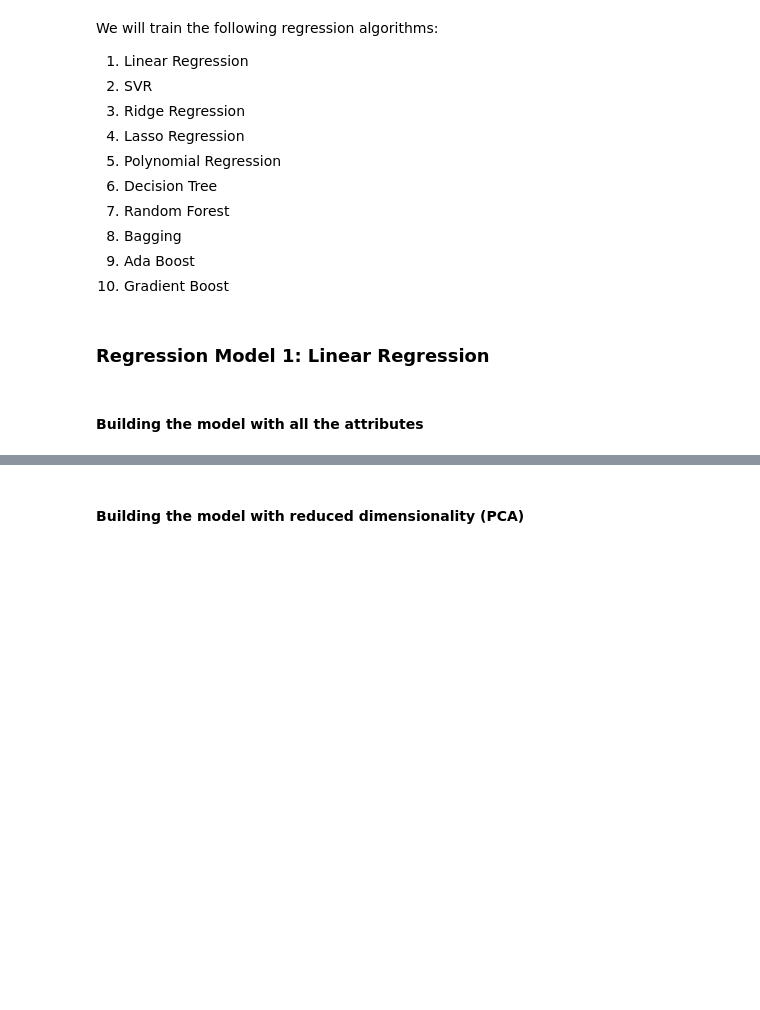
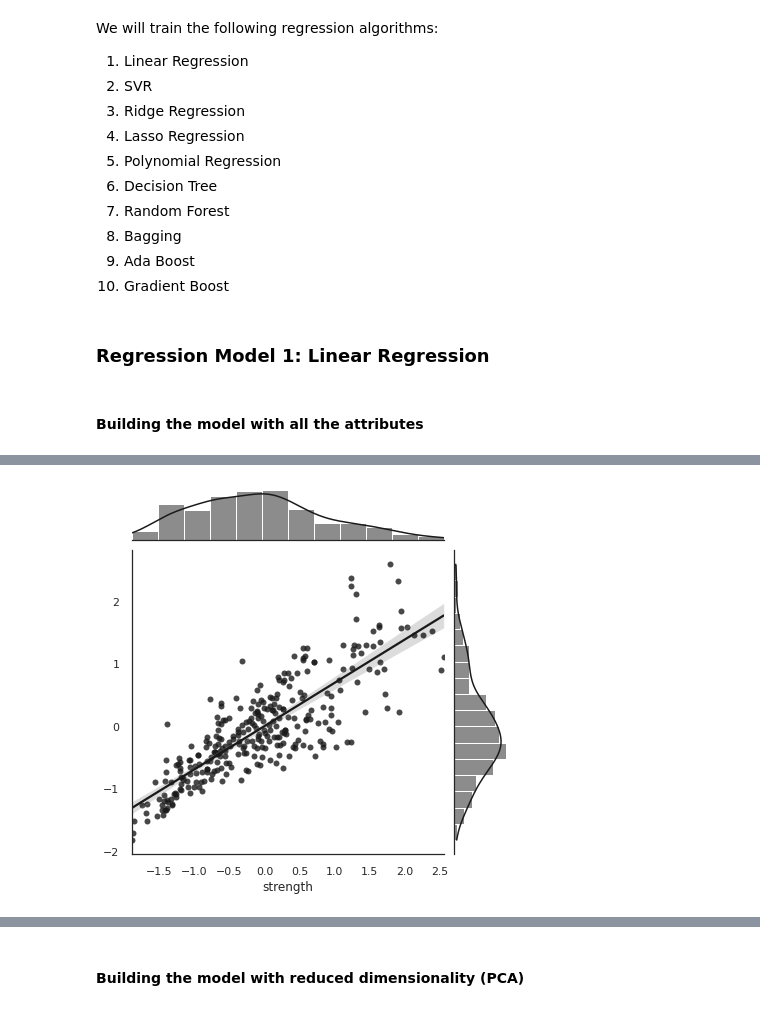
Before and after one commit to anjaikr/anjaikr, a Jupyter notebook: Featurization_and_Model_Tuning_Project.ipynb, the cells around one changed output, grey strips where cells are left out. Cells and saved outputs as stored; diff of their text form; code cells hidden in the pictures; blank space fills up the shorter version.

```diff
--- a/Featurization_and_Model_Tuning_Project.ipynb
+++ b/Featurization_and_Model_Tuning_Project.ipynb
@@ -1682,8 +1642,10 @@ print('MSE: ',metrics.mean_squared_error(y_test, y_pred))
 # %%
 from scipy.stats import pearsonr
 sns.set(style="darkgrid", color_codes=True)
 with sns.axes_style("white"):
-    sns.jointplot(x=y_test, y=y_pred, stat_func=pearsonr,kind="reg", color="k");
+    sns.jointplot(x=y_test, y=y_pred, kind="reg", color="k");
+# %% [output]
+[figure, added]
 # %%
 #Store the accuracy results for each model in a dataframe for final comparison
 results = pd.DataFrame({'Method':['Linear Regression Model'], 'accuracy': acc_LR},index={'1'})
```
Also changed, not shown: parts of 132 cells of this notebook.
